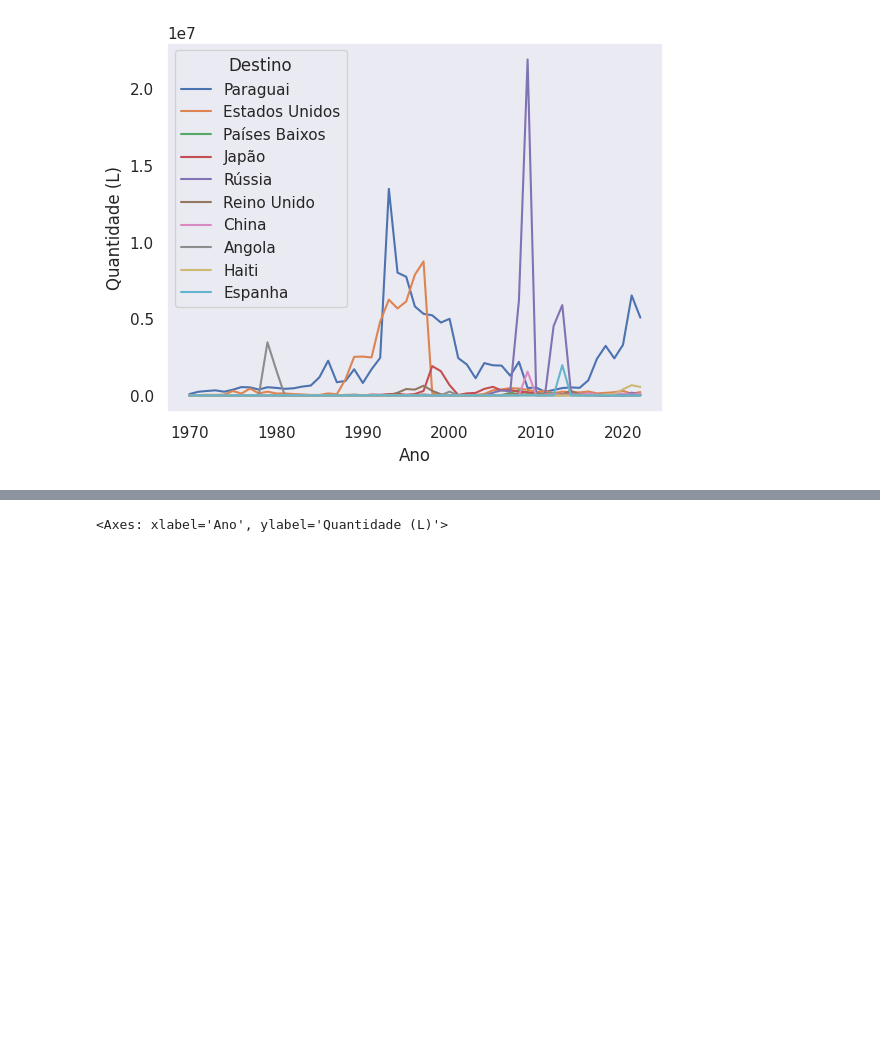
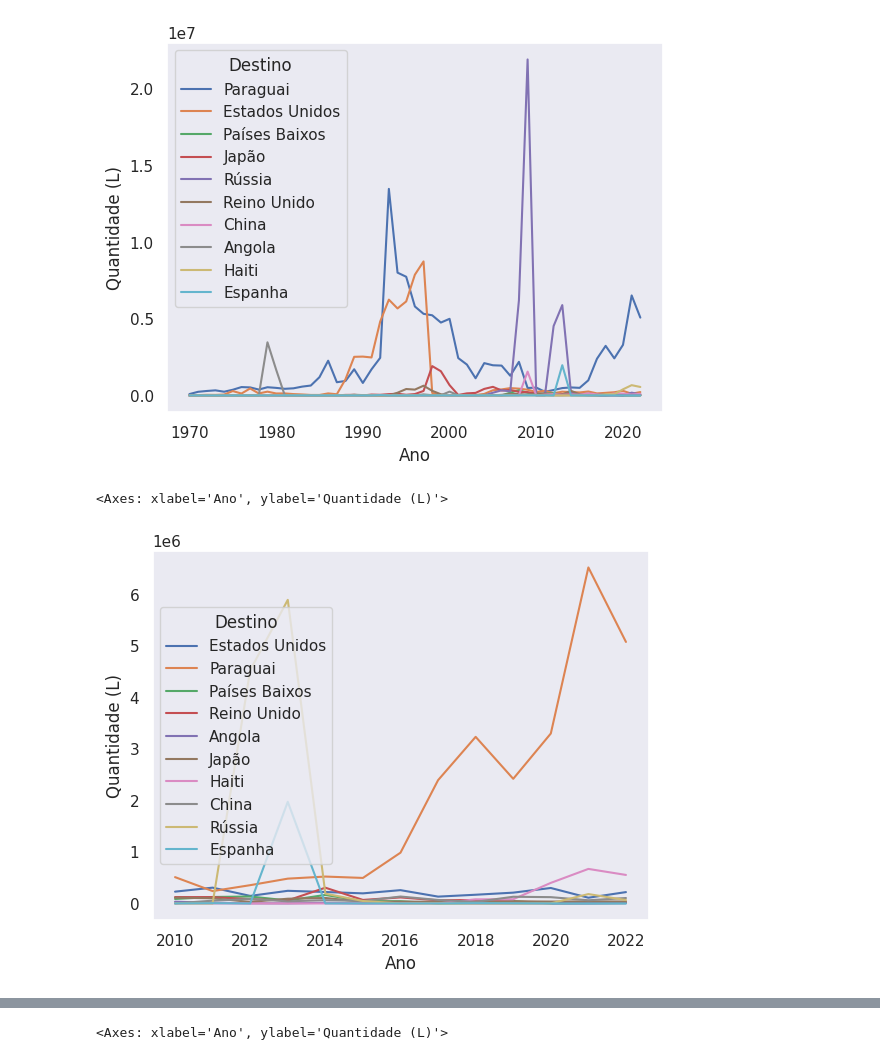
Before and after one commit to icarocarmona/Tech-Challenges-DTAT-Grupo-26, a Jupyter notebook: notebooks/Analise_sobre_a_exportação_de_Vinhos.ipynb, the cells around one changed output, grey strips where cells are left out. Drawn from its saved outputs; the diff is of its cells as text; code cells hidden in the pictures; blank space fills up the shorter version.

```diff
--- a/notebooks/Analise_sobre_a_exportação_de_Vinhos.ipynb
+++ b/notebooks/Analise_sobre_a_exportação_de_Vinhos.ipynb
@@ -98,3 +98,13 @@ sns.lineplot(data=vinhos_de_mesa_filtrado,
 # %% [output]
 <Axes: xlabel='Ano', ylabel='Quantidade (L)'>
 [figure]
+# %%
+# filtrar apenas os dados de 2010 pra frente
+vinhos_de_mesa_filtrado = vinhos_de_mesa_filtrado[vinhos_de_mesa_filtrado['Ano'] >= 2010]
+# %%
+
+sns.lineplot(data=vinhos_de_mesa_filtrado,
+            x='Ano', y= 'Quantidade (L)', hue='Destino')
+# %% [output]
+<Axes: xlabel='Ano', ylabel='Quantidade (L)'>
+[figure, added]
```
Also changed, not shown: parts of 5 cells of this notebook.
